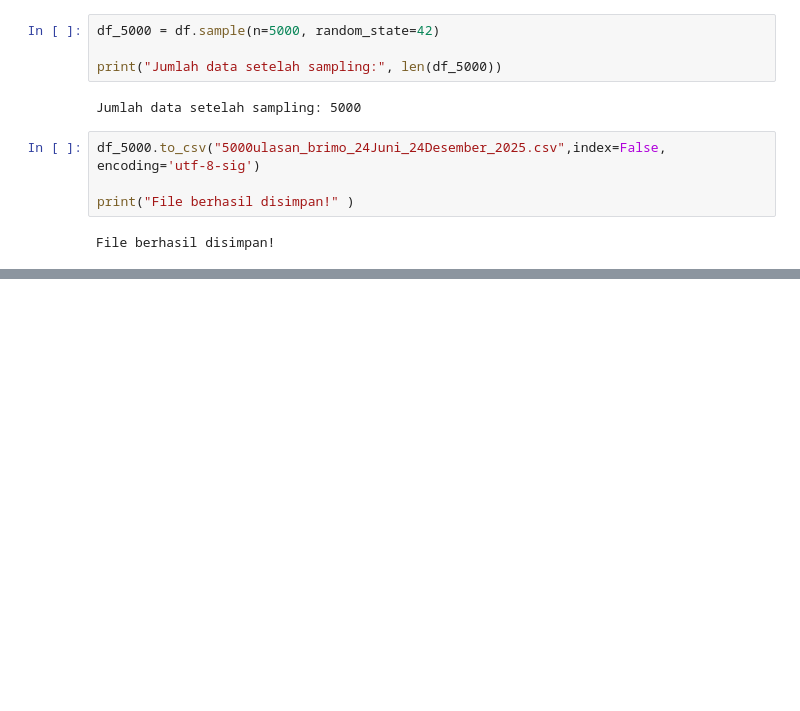
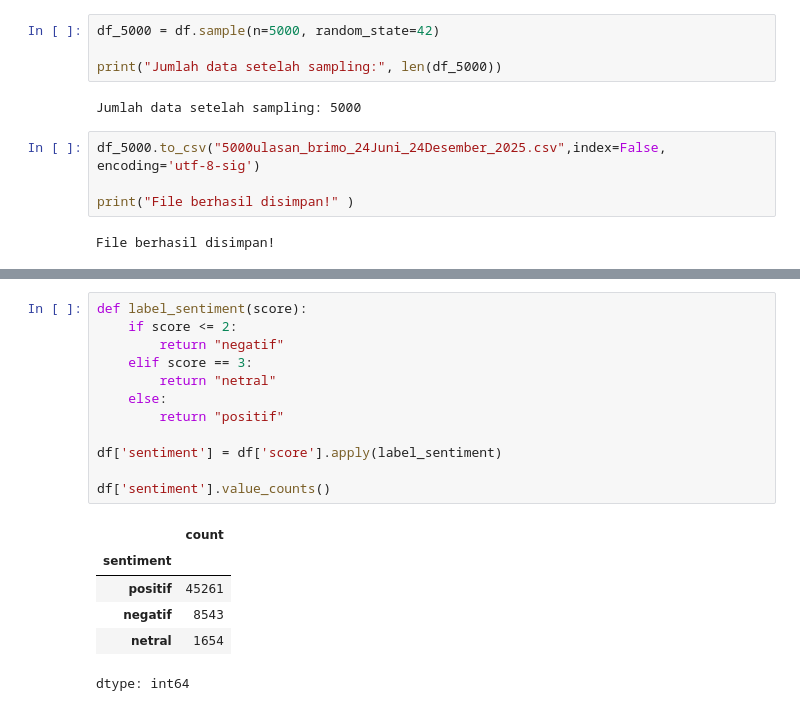
Before and after one commit to mukhairatil/ABSA_BRIMO_GooglePlaystore_IndoRoBERTa, a Jupyter notebook: absa_brimo_indoroberta.ipynb, the cells around one changed output, grey strips where cells are left out. Cells and saved outputs as stored; diff of their text form; blank space fills up the shorter version.

```diff
--- a/absa_brimo_indoroberta.ipynb
+++ b/absa_brimo_indoroberta.ipynb
@@ -85,0 +118,19 @@ File berhasil disimpan!
+# %%
+def label_sentiment(score):
+    if score <= 2:
+        return "negatif"
+    elif score == 3:
+        return "netral"
+    else:
+        return "positif"
+
+df['sentiment'] = df['score'].apply(label_sentiment)
+
+df['sentiment'].value_counts()
+# %% [output]
+|  | count |
+| sentiment |  |
+| positif | 45261 |
+| negatif | 8543 |
+| netral | 1654 |
+dtype: int64
```
Also changed, not shown: parts of 3 cells of this notebook.
